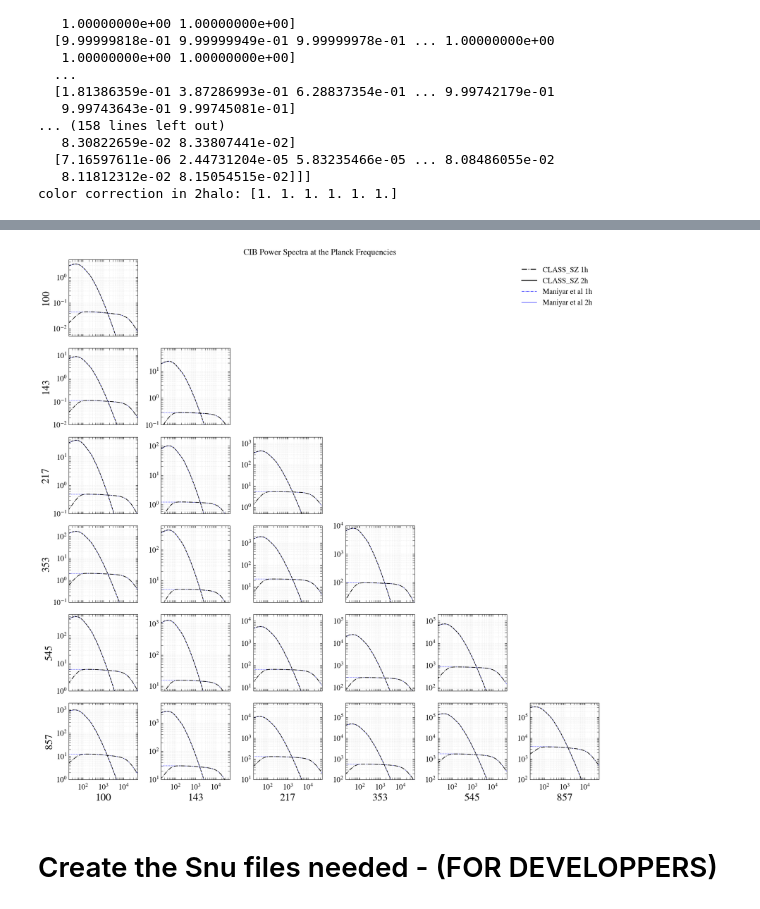
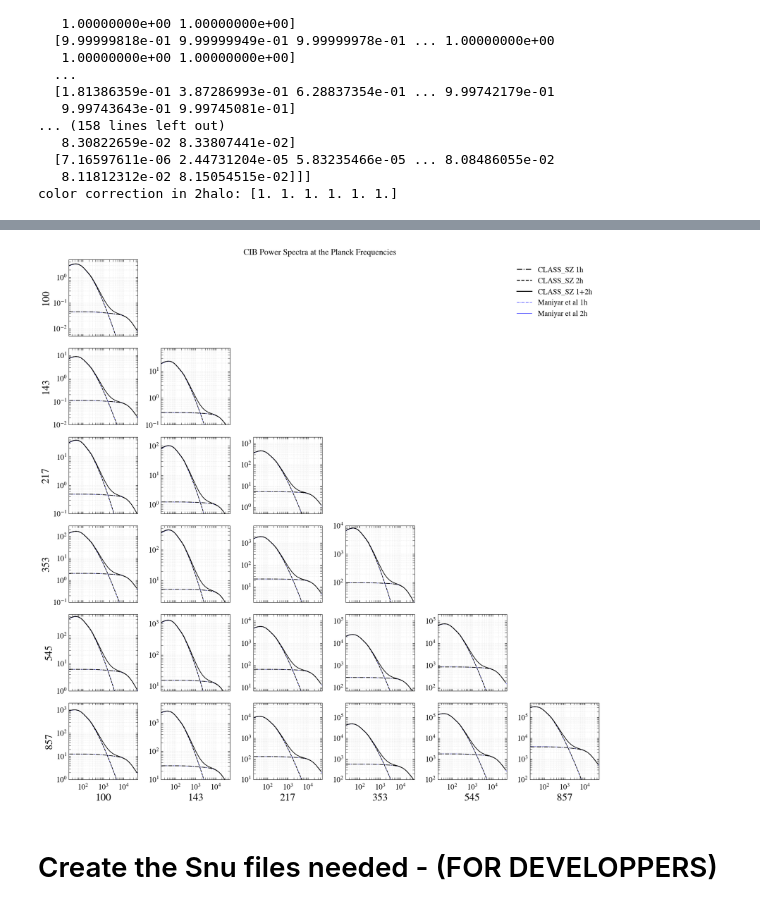
Before and after one commit to CLASS-SZ/notebooks, a Jupyter notebook: class_sz_CIB_maniyar.ipynb, the cells around one changed output, grey strips where cells are left out. Cells and saved outputs as stored; diff of their text form; code cells hidden in the pictures.

```diff
--- a/class_sz_CIB_maniyar.ipynb
+++ b/class_sz_CIB_maniyar.ipynb
@@ -239,10 +241,11 @@ for i in range(plot_dim):
         if i==0 and j==(plot_dim-1):
             ax = axes[i, j]
             custom_lines = [Line2D([0], [0], color='k', lw=2,ls='-.'),
-                            Line2D([0], [0], color='k', lw=2,ls='-'),
+                            Line2D([0], [0], color='k', lw=2,ls='--'),
+                             Line2D([0], [0], color='k', lw=2,ls='-'),
                             Line2D([0], [0], color='b', lw=1,ls='-.'),
                             Line2D([0], [0], color='b', lw=1,ls='-')]
-            ax.legend(custom_lines, ['CLASS_SZ 1h', 'CLASS_SZ 2h', 'Maniyar et al 1h','Maniyar et al 2h'],
+            ax.legend(custom_lines, ['CLASS_SZ 1h', 'CLASS_SZ 2h','CLASS_SZ 1+2h', 'Maniyar et al 1h','Maniyar et al 2h'],
                       fontsize=18,frameon=False)
             # ax.legend()
             ax.axis('off')
@@ -275,6 +278,8 @@ for i in range(plot_dim):
             l = np.asarray(cl_cib_cib[freqs+'x'+freqs]['ell'])
             ax.plot(l,cl_cib_cib[freqs+'x'+freqsp]['1h']/l_to_dl(l)*faccib+cl_cib_cib[freqs+'x'+freqsp]['2h']/l_to_dl(l)*faccib*0.,ls='-.',c='k',label='class_sz 1h ')
             ax.plot(l,cl_cib_cib[freqs+'x'+freqsp]['1h']/l_to_dl(l)*faccib*0.+cl_cib_cib[freqs+'x'+freqsp]['2h']/l_to_dl(l)*faccib,ls='--',c='k',label='class_sz 2h ')
+            ax.plot(l,cl_cib_cib[freqs+'x'+freqsp]['1h']/l_to_dl(l)*faccib+cl_cib_cib[freqs+'x'+freqsp]['2h']/l_to_dl(l)*faccib,ls='-',c='k',label='class_sz 1+2h ')
+
             ax.set_xscale("log")
             ax.set_yscale("log")
             ax.set_xlim(20,50000)
@@ -305,34 +310,34 @@ for i in range(plot_dim):
 
             if freqs=='217' and freqsp=='217':
                 ax.set_ylim(5e-1,2e3)
             if freqs=='353' and freqsp=='217':
                 ax.set_ylim(2e0,6e3)
             if freqs=='545' and freqsp=='217':
                 ax.set_ylim(7e0,2e4)
             if freqs=='857' and freqsp=='217':
                 ax.set_ylim(1e1,5e4)
 
 
             if freqs=='353' and freqsp=='353':
                 ax.set_ylim(2e1,1e4)
             if freqs=='545' and freqsp=='353':
                 ax.set_ylim(7e1,2e5)
             if freqs=='857' and freqsp=='353':
                 ax.set_ylim(1e2,5e5)
 
             if freqs=='545' and freqsp=='545':
                 ax.set_ylim(7e1,2e5)
             if freqs=='857' and freqsp=='545':
                 ax.set_ylim(1e2,5e5)
 
             if freqs=='857' and freqsp=='857':
                 ax.set_ylim(1e2,5e5)
 fig.suptitle('CIB Power Spectra at the Planck Frequencies',fontsize=20)
 fig.tight_layout()
 
 plt.savefig('maniyar_benchmark.pdf')
 # %% [output]
-[figure, old version]
+[figure, new version]
 # %% [markdown]
 # Create the Snu files needed - (FOR DEVELOPPERS)
 # %%
```
Also changed, not shown: parts of 2 cells of this notebook, 1 other file.
